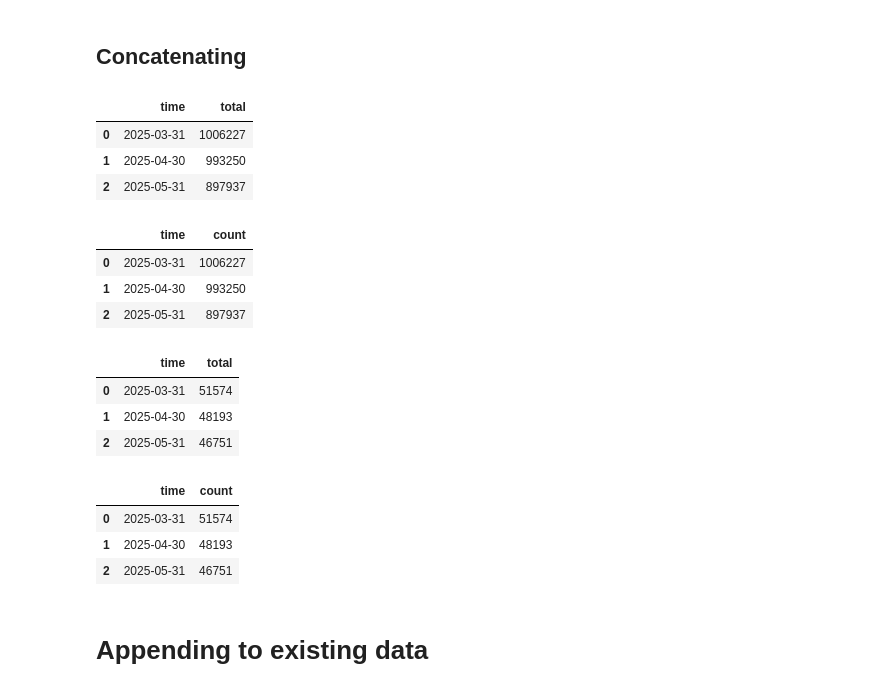
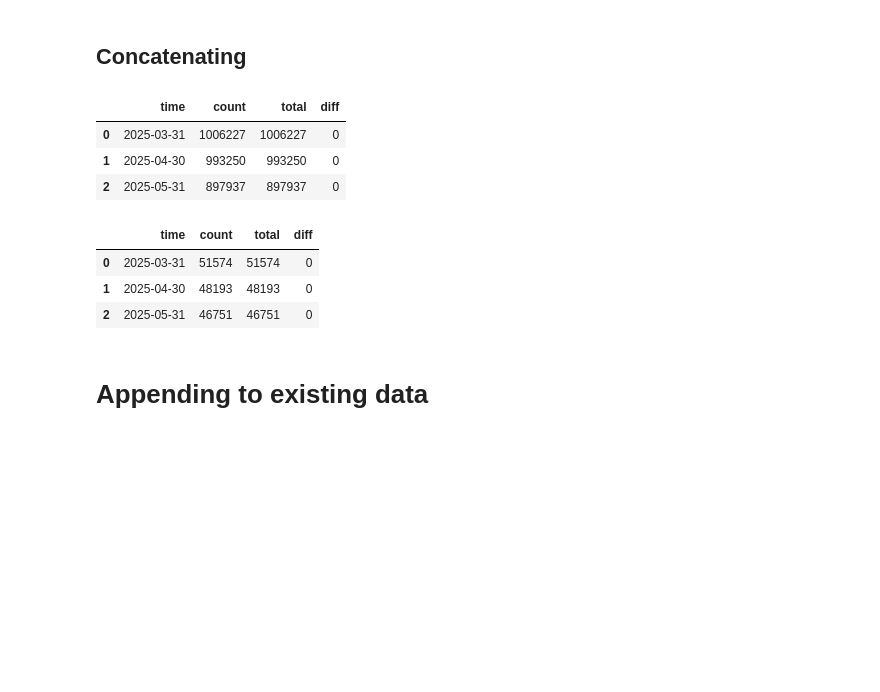
Before and after one commit to tiangenglu/automation, a Jupyter notebook: 2025-04-08_append_visa_data.ipynb, the cells around one changed output. Cells and saved outputs as stored; diff of their text form; code cells hidden in the pictures; blank space fills up the shorter version.

```diff
--- a/2025-04-08_append_visa_data.ipynb
+++ b/2025-04-08_append_visa_data.ipynb
@@ -442,4 +442,7 @@ df_restore_iv
 # %%
 col_order = ['nationality', 'visa', 'issue','time']
 # %%
-df_niv=pd.concat([df_niv, df_restore]).sort_index().drop(columns = ['V'])[col_order].drop_duplicates()
+df_niv=pd.concat([df_niv, df_restore]).sort_index().drop(columns = ['V'])[col_order].drop_duplicates().reset_index(drop=True)
+df_iv=pd.concat([df_iv, df_restore_iv]).sort_index().drop(columns=['V'])[col_order].drop_duplicates().reset_index(drop=True)
+df_niv = df_niv.rename(columns={'issue':'count'})
+df_iv = df_iv.rename(columns={'issue':'count'})
@@ -451,28 +449,13 @@ df_iv = df_iv.rename(columns={'issue':'count'})
-# %%
-niv_total
-# %% [output]
-|  | time | total |
-| 0 | 2025-03-31 | 1006227 |
-| 1 | 2025-04-30 | 993250 |
-| 2 | 2025-05-31 | 897937 |
-# %%
-df_niv.groupby(['time'])[['count']].sum().reset_index()
-# %% [output]
-|  | time | count |
-| 0 | 2025-03-31 | 1006227 |
-| 1 | 2025-04-30 | 993250 |
-| 2 | 2025-05-31 | 897937 |
-# %%
-iv_total
-# %% [output]
-|  | time | total |
-| 0 | 2025-03-31 | 51574 |
-| 1 | 2025-04-30 | 48193 |
-| 2 | 2025-05-31 | 46751 |
-# %%
-df_iv.groupby(['time'])[['count']].sum().reset_index()
-# %% [output]
-|  | time | count |
-| 0 | 2025-03-31 | 51574 |
-| 1 | 2025-04-30 | 48193 |
-| 2 | 2025-05-31 | 46751 |
+# %%
+niv_calculate_total=df_niv.groupby(['time'])[['count']].sum().reset_index()
+# niv_total is the published total, created before cleaning
+niv_compare=niv_calculate_total.merge(niv_total, on='time')
+niv_compare['diff'] = niv_compare['count'] - niv_compare['total']
+del niv_calculate_total
+# %%
+niv_compare
+# %% [output]
+|  | time | count | total | diff |
+| 0 | 2025-03-31 | 1006227 | 1006227 | 0 |
+| 1 | 2025-04-30 | 993250 | 993250 | 0 |
+| 2 | 2025-05-31 | 897937 | 897937 | 0 |
@@ -479,3 +467,10 @@ df_iv.groupby(['time'])[['count']].sum().reset_index()
+# %%
+iv_compare
+# %% [output]
+|  | time | count | total | diff |
+| 0 | 2025-03-31 | 51574 | 51574 | 0 |
+| 1 | 2025-04-30 | 48193 | 48193 | 0 |
+| 2 | 2025-05-31 | 46751 | 46751 | 0 |
 # %% [markdown]
 # Appending to existing data
 # %%
```
Also changed, not shown: parts of 32 cells of this notebook.
